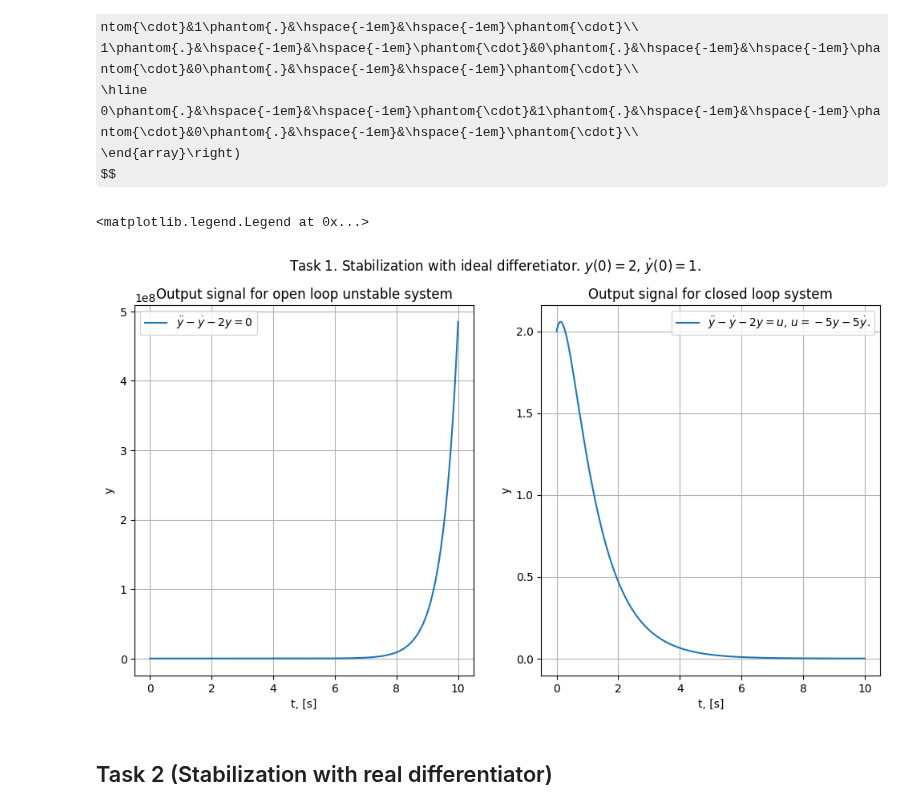
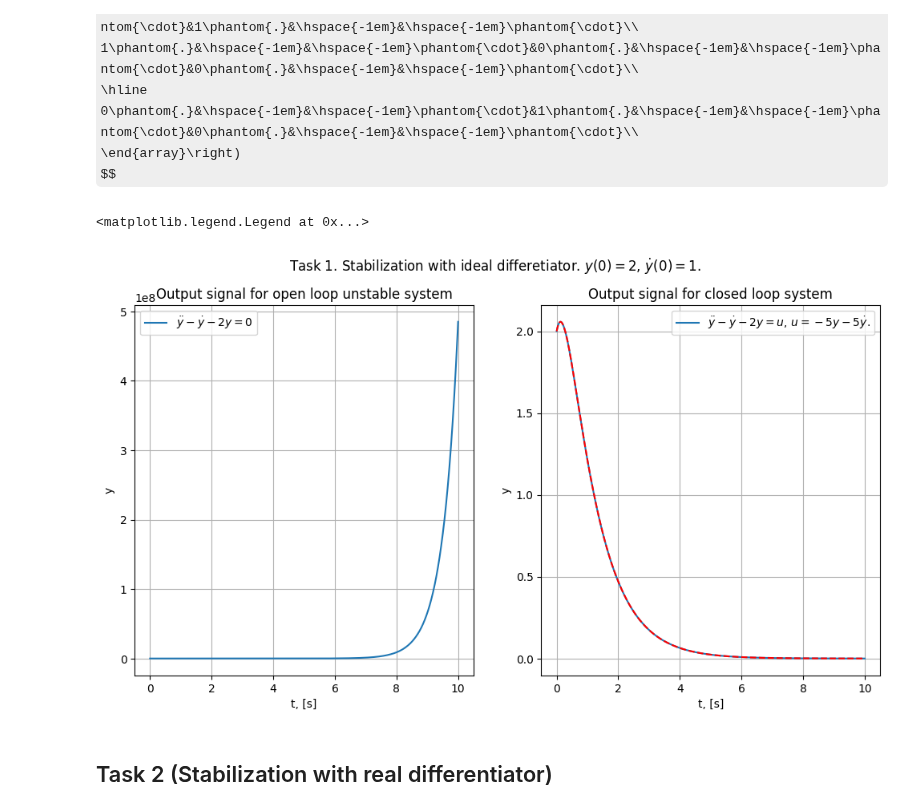
Before and after one commit to diuzhevVlad/control-theory-itmo-2023-2024, a Jupyter notebook: Lab4/Lab4.ipynb, the cells around one changed output. Drawn from its saved outputs; the diff is of its cells as text; code cells hidden in the pictures; some formulas as TeX source.

```diff
--- a/Lab4/Lab4.ipynb
+++ b/Lab4/Lab4.ipynb
@@ -55,33 +55,34 @@ $$
 # %%
 fig, ax = plt.subplots(1, 2, figsize=(12, 6))
 y_1_open = ctrl.initial_response(ss_sys_1,time_1,init_state_1).outputs
 ax[0].plot(time_1,y_1_open,label="$\ddot y - \dot y - 2y=0$")
 
 sys_state = init_state_1.copy()
 y_1_closed = [sys_state[1]] * 2
 for t_i in range(len(time_1)-1):
-    u = k_0 * y_1_closed[-1] + k_1 * (y_1_closed[-1] - y_1_closed[-2])/dt
+    u = k_0 * (y_1_closed[-1]) + k_1 * (y_1_closed[-1] - y_1_closed[-2])/dt
     res = ctrl.forced_response(ss_sys_1,time_1[t_i:t_i+2],u,sys_state)
     sys_state = res.states[:,-1].flatten().copy()
-    y_1_closed.append(res.outputs[-1])
+    y_1_closed.append(res.outputs[-1]) #+ (np.random.normal(0,0.01) if t_i % 10 == 0 else 0))
 y_1_closed = y_1_closed[1:]
 ax[1].plot(time_1,y_1_closed,label="$\ddot y - \dot y - 2y=u$, $u=-5y -5\dot y$.")
+ax[1].plot(time_1, 3.5 * np.exp(-time_1) - 1.5 * np.exp(-3*time_1),"r--")
 
 fig.suptitle(f"Task 1. Stabilization with ideal differetiator. $y(0) = 2$, $\dot y(0)=1$.")
 ax[0].set_ylabel("y")
 ax[0].set_xlabel("t, [s]")
 ax[0].grid(True)
 ax[0].set_title(f"Output signal for open loop unstable system")
 ax[0].legend()
 
 ax[1].set_ylabel("y")
 ax[1].set_xlabel("t, [s]")
 ax[1].grid(True)
 ax[1].set_title(f"Output signal for closed loop system")
 ax[1].legend()
 # %% [output]
 <matplotlib.legend.Legend at 0x...>
-[figure, old version]
+[figure, new version]
 # %% [markdown]
 ## Task 2 (Stabilization with real differentiator)
 # %%
```
Also changed, not shown: parts of 22 cells of this notebook.
